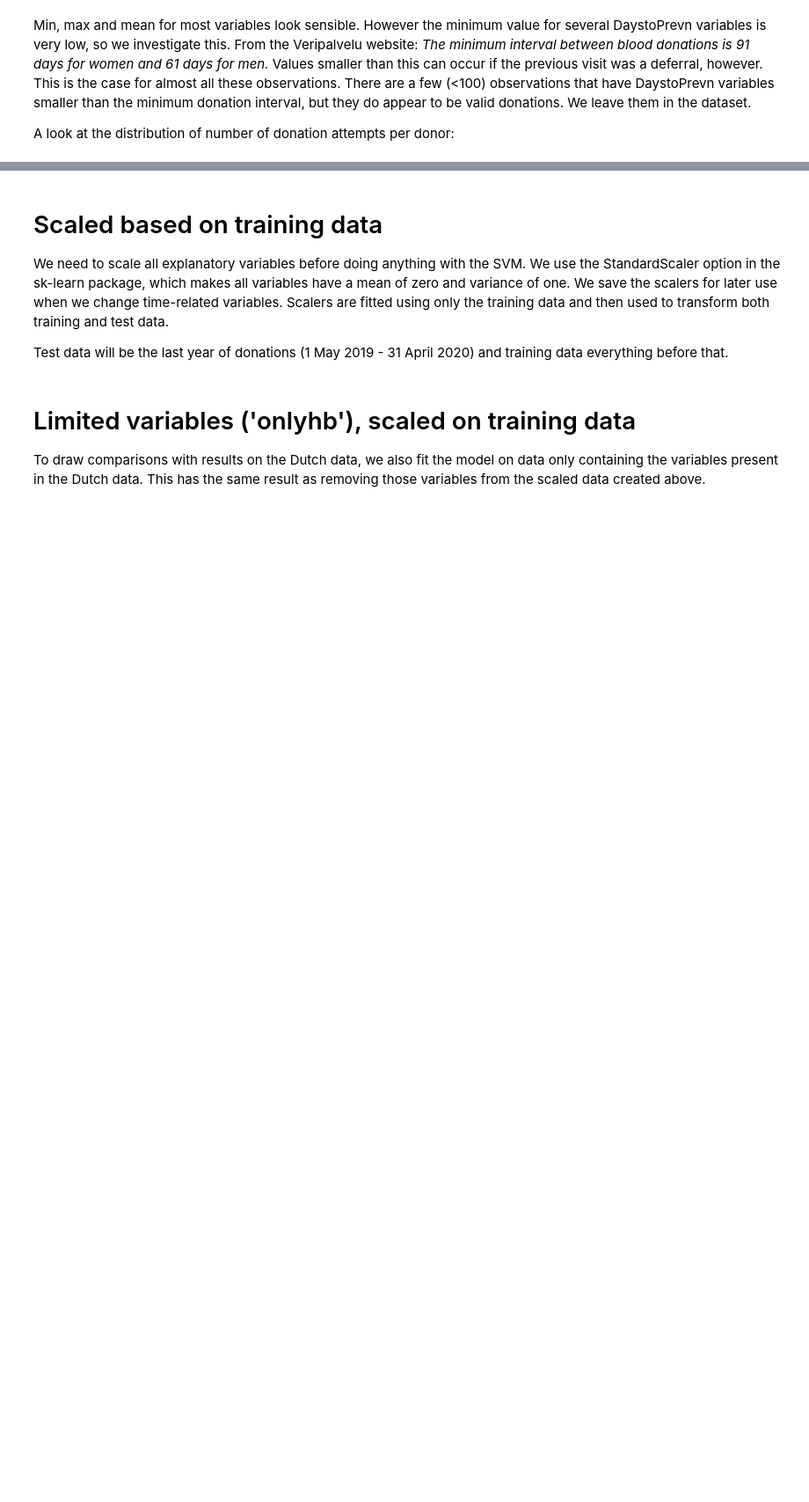
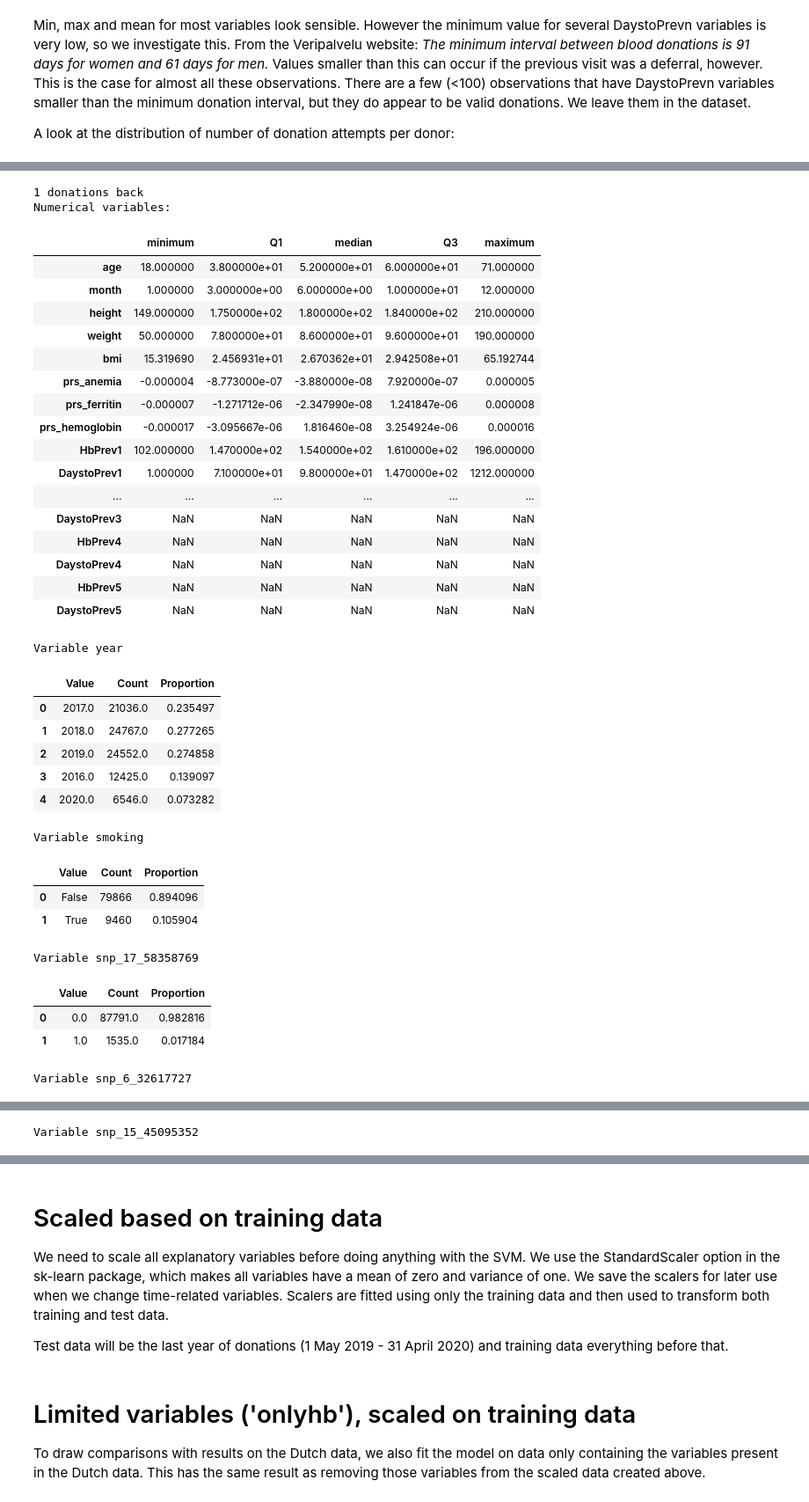
Before and after one commit to vinkenoogm/hbpred-compare, a Jupyter notebook: src/0_preprocessing.ipynb, the cells around one changed output, grey strips where cells are left out. Shown at 88% size. Saved outputs shown, nothing was run; the diff lists cells and outputs as text; code cells hidden in the pictures; blank space fills up the shorter version.

```diff
--- a/src/0_preprocessing.ipynb
+++ b/src/0_preprocessing.ipynb
@@ -175,0 +106,27 @@ max     1240.000000    185.000000   1434.000000    183.000000   1561.000000
+# %%
+def describe_numerical(x):
+    xmin, xq1, xmedian, xq3, xmax = np.percentile(x, [0, 25, 50, 75, 100])
+    return(xmin, xq1, xmedian, xq3, xmax)
+
+def describe_categorical(x):
+    xoccs = x.value_counts(sort=False)
+    xoccsn = x.value_counts(normalize=True, sort=False)
+#    df = pd.DataFrame({'Value':xoccs.index,
+#                       'Count':xoccs.values,
+#                       'Proportion': xoccsn.values})
+    return(xoccs.index, xoccs.values, xoccsn.values)
+
+def describe_df(df):
+    xcount = df.shape[1]
+    # numerical variables
+    df_num = df.drop(columns=['year', 'smoking', 'snp_17_58358769', 'snp_6_32617727', 'snp_15_45095352', 'snp_1_169549811'])
+    res_num = df_num.apply(describe_numerical, axis='index').transpose()
+    res_num.columns = ['minimum', 'Q1', 'median', 'Q3', 'maximum']
+    # categorical variables
+    res_cat = []
+    for variable in ['year', 'smoking', 'snp_17_58358769', 'snp_6_32617727', 'snp_15_45095352', 'snp_1_169549811']:
+        res = describe_categorical(df[variable])
+        res = pd.DataFrame(res).transpose()
+        res.columns = ['Value','Count','Proportion']
+        res_cat.append(res)
+    return(res_num, res_cat)
@@ -175,0 +135,52 @@ max     1240.000000    185.000000   1434.000000    183.000000   1561.000000
+# %%
+df_m = df.loc[df['sex'] == 'Men', ['year', 'age', 'month', 'smoking', 'height', 'weight', 'bmi',
+                         'snp_17_58358769', 'snp_6_32617727', 'snp_15_45095352', 'snp_1_169549811', 'prs_anemia', 'prs_ferritin',
+                         'prs_hemoglobin', 'HbPrev1', 'DaystoPrev1', 'HbPrev2', 'DaystoPrev2','HbPrev3', 'DaystoPrev3',
+                         'HbPrev4', 'DaystoPrev4', 'HbPrev5', 'DaystoPrev5']]
+
+for nback in range(1, 6):
+    varname = 'HbPrev' + str(nback)
+    df_sub = df_m.dropna(subset=['HbPrev'+str(nback)])
+    print(nback, 'donations back')
+    res_num, res_cat = describe_df(df_sub)
+    print('Numerical variables:')
+    display(res_num)
+    for i, varname in enumerate(['year', 'smoking', 'snp_17_58358769', 'snp_6_32617727', 'snp_15_45095352', 'snp_1_169549811']):
+        print('Variable', varname)
+        display(res_cat[i])
+# %% [output]
+1 donations back
+Numerical variables:
+|  | minimum | Q1 | median | Q3 | maximum |
+| age | 18.000000 | 3.800000e+01 | 5.200000e+01 | 6.000000e+01 | 71.000000 |
+| month | 1.000000 | 3.000000e+00 | 6.000000e+00 | 1.000000e+01 | 12.000000 |
+| height | 149.000000 | 1.750000e+02 | 1.800000e+02 | 1.840000e+02 | 210.000000 |
+| weight | 50.000000 | 7.800000e+01 | 8.600000e+01 | 9.600000e+01 | 190.000000 |
+| bmi | 15.319690 | 2.456931e+01 | 2.670362e+01 | 2.942508e+01 | 65.192744 |
+| prs_anemia | -0.000004 | -8.773000e-07 | -3.880000e-08 | 7.920000e-07 | 0.000005 |
+| prs_ferritin | -0.000007 | -1.271712e-06 | -2.347990e-08 | 1.241847e-06 | 0.000008 |
+| prs_hemoglobin | -0.000017 | -3.095667e-06 | 1.816460e-08 | 3.254924e-06 | 0.000016 |
+| HbPrev1 | 102.000000 | 1.470000e+02 | 1.540000e+02 | 1.610000e+02 | 196.000000 |
+| DaystoPrev1 | 1.000000 | 7.100000e+01 | 9.800000e+01 | 1.470000e+02 | 1212.000000 |
+| ... | ... | ... | ... | ... | ... |
+| DaystoPrev3 | NaN | NaN | NaN | NaN | NaN |
+| HbPrev4 | NaN | NaN | NaN | NaN | NaN |
+| DaystoPrev4 | NaN | NaN | NaN | NaN | NaN |
+| HbPrev5 | NaN | NaN | NaN | NaN | NaN |
+| DaystoPrev5 | NaN | NaN | NaN | NaN | NaN |
+Variable year
+|  | Value | Count | Proportion |
+| 0 | 2017.0 | 21036.0 | 0.235497 |
+| 1 | 2018.0 | 24767.0 | 0.277265 |
+| 2 | 2019.0 | 24552.0 | 0.274858 |
+| 3 | 2016.0 | 12425.0 | 0.139097 |
+| 4 | 2020.0 | 6546.0 | 0.073282 |
+Variable smoking
+|  | Value | Count | Proportion |
+| 0 | False | 79866 | 0.894096 |
+| 1 | True | 9460 | 0.105904 |
+Variable snp_17_58358769
+|  | Value | Count | Proportion |
+| 0 | 0.0 | 87791.0 | 0.982816 |
+| 1 | 1.0 | 1535.0 | 0.017184 |
+Variable snp_6_32617727
@@ -175,0 +191 @@ max     1240.000000    185.000000   1434.000000    183.000000   1561.000000
+Variable snp_15_45095352
```
Also changed, not shown: parts of 24 cells of this notebook, 57 other files.
